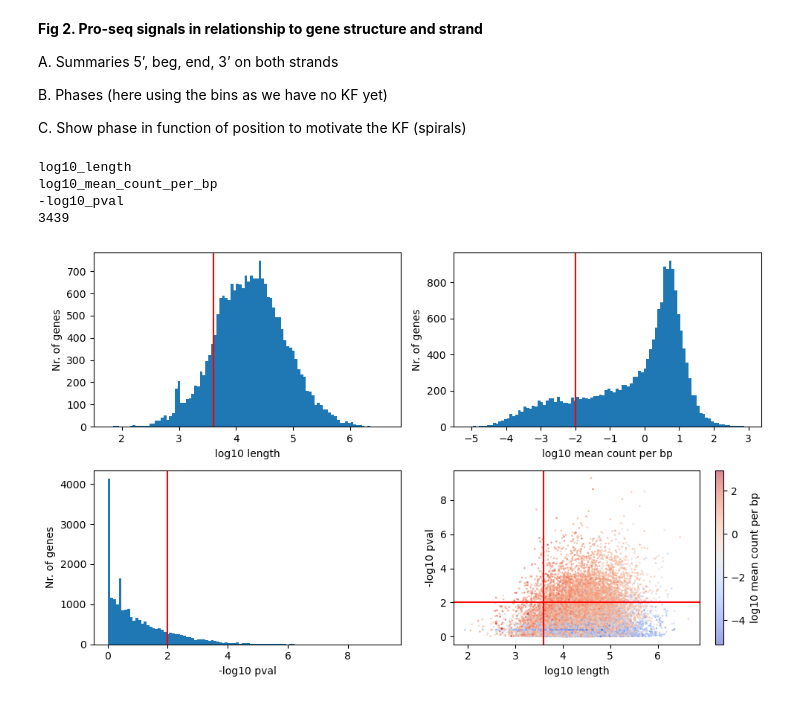
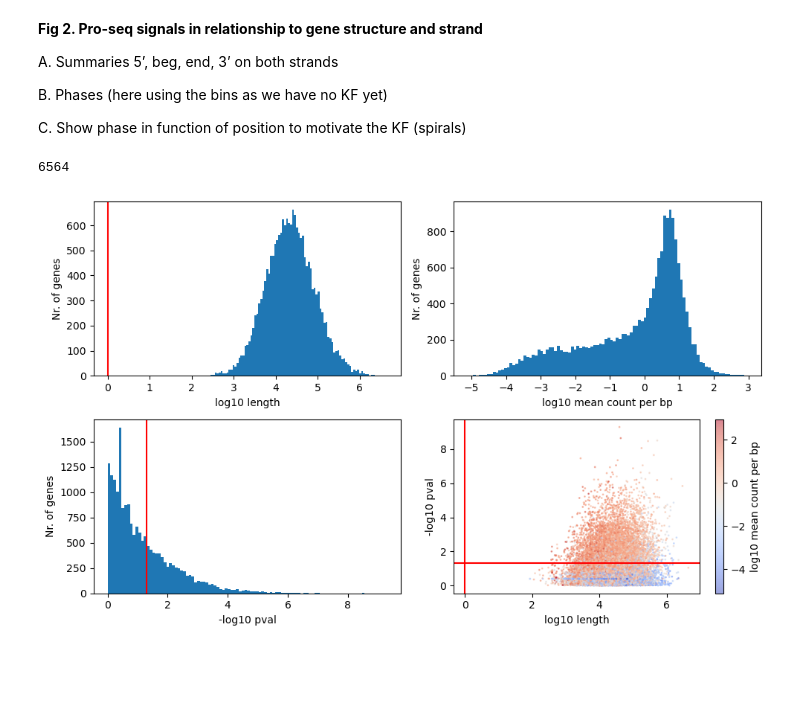
Before and after one commit to jmbreda/PROseq, a Jupyter notebook: notebooks/Figure2.ipynb, the cells around one changed output. Cells and saved outputs as stored; diff of their text form; code cells hidden in the pictures; blank space fills up the shorter version.

```diff
--- a/notebooks/Figure2.ipynb
+++ b/notebooks/Figure2.ipynb
@@ -334,50 +310,42 @@ def plot_gene_phase_amp(gene_phase_amp, th):
 # %%
 genome = 'GRCm38'
 bin_size = 100 # bin size
-n_bins_flank = 100
+n_bins_flank = 500
 
 T = np.arange(0,48,4) # time points [h]
 τ = 24 # period [h]
 ω = 2*np.pi/τ # angular frequency [rad/h]
 m = len(T) # number of time points
 dx = bin_size # distance between positions [bp]
 
 file_gene_phase = f'../results/{genome}/phase_amp/gene_phase_amp.csv'
 gene_phase_amp = pd.read_csv(file_gene_phase,index_col=-1,sep='\t')
 gene_phase_amp['length'] = gene_phase_amp['end'] - gene_phase_amp['start']
+# remove genes with 0 count per bp
+gene_phase_amp = gene_phase_amp[gene_phase_amp['mean_count_per_bp'] > 0]
 # get log 10 of length, mean count per bp, and pval
-gene_phase_amp['length'] = np.log10(gene_phase_amp['length'])
-gene_phase_amp['mean_count_per_bp'] = np.log10(gene_phase_amp['mean_count_per_bp'])
-gene_phase_amp['pval'] = -np.log10(gene_phase_amp['pval'])
-# and rename columns
-gene_phase_amp.rename(columns={'length':'log10_length','mean_count_per_bp':'log10_mean_count_per_bp','pval':'-log10_pval'},inplace=True)
+gene_phase_amp['log10_length'] = np.log10(gene_phase_amp['length'])
+gene_phase_amp['log10_mean_count_per_bp'] = np.log10(gene_phase_amp['mean_count_per_bp'])
+gene_phase_amp['-log10_pval'] = -np.log10(gene_phase_amp['pval'])
 
 # Thresholds
-th = {}
-th['log10_length'] = 3.6
-th['log10_mean_count_per_bp'] = -2
-th['-log10_pval'] = 2
+th = {'log10_length': 0,
+      'log10_mean_count_per_bp': -np.inf,
+      '-log10_pval': 1.3}
 
 fig = plot_gene_phase_amp(gene_phase_amp, th)
 
 idx_top = np.ones(gene_phase_amp.shape[0],dtype=bool)
 for i in th:
-    print(i)
     idx_top = idx_top & (gene_phase_amp[i].values > th[i])
-
-
-#idx_top = (gene_phase_amp['R2'] > th['R2']) & (gene_phase_amp['length'] > th['length']) & (gene_phase_amp['mean_count_per_bp'] > th['mean_count_per_bp']) & (gene_phase_amp['pval'] > th['pval'])
 
 idx_top = np.where(idx_top)[0]
 
 print(len(idx_top))
 # get genes relative expression along its body
 # %% [output]
-log10_length
-log10_mean_count_per_bp
--log10_pval
-3439
+6564
-[figure, old version]
+[figure, new version]
 # %%
 
 Flank_rel_expression = {}
```
Also changed, not shown: parts of 10 cells of this notebook, 4 other files.
